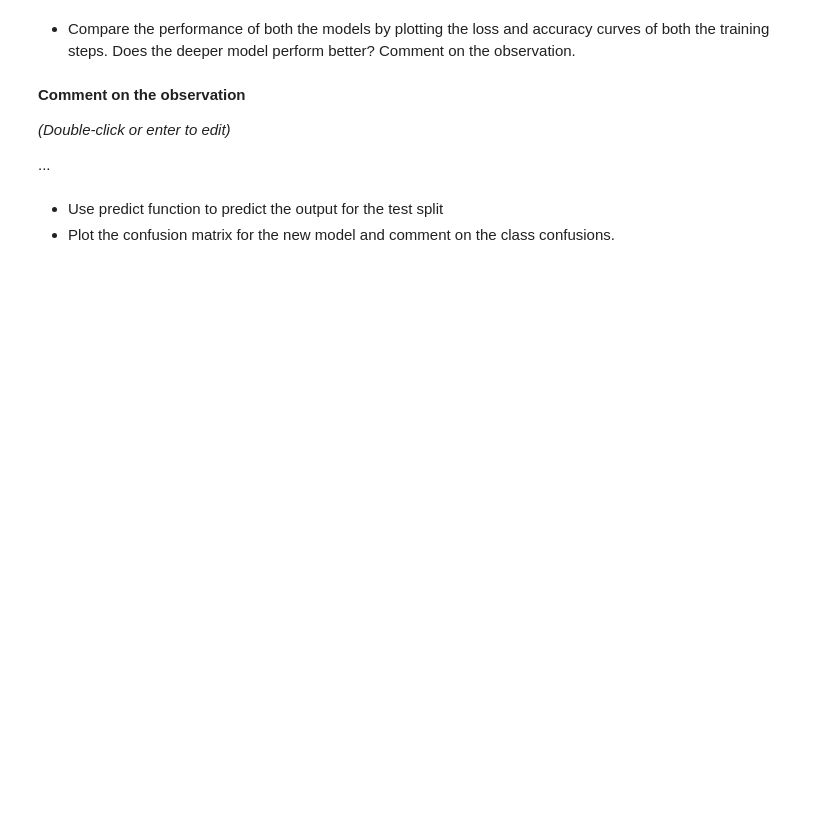
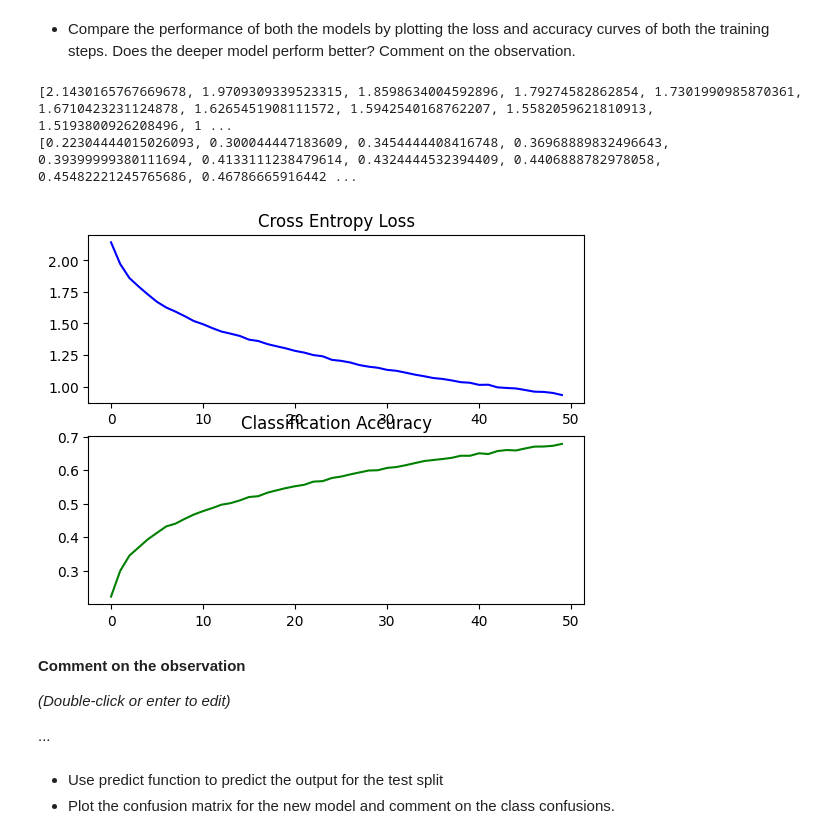
Before and after one commit to ironhack-labs/lab-image-classification-using-convolutional-neural-networks, a Jupyter notebook: main.ipynb, the cells around one changed output. Drawn from its saved outputs; the diff is of its cells as text; code cells hidden in the pictures; blank space fills up the shorter version.

```diff
--- a/main.ipynb
+++ b/main.ipynb
@@ -158,3 +171,13 @@ clear_session()
+# %%
+# Your code here :
+
+model = Sequential()
+model.add(Conv2D(32, (3, 3), activation='relu', kernel_initializer='he_uniform', padding='same', input_shape=(32, 32, 3)))
+model.add(Conv2D(32, (3, 3), activation='relu', kernel_initializer='he_uniform', padding='same'))
+model.add(MaxPooling2D((2, 2)))
+model.add(Flatten())
+model.add(Dense(128, activation='relu', kernel_initializer='he_uniform'))
+model.add(Dense(10, activation='softmax'))
 # %% [markdown]
 *   Compile the model using categorical_crossentropy loss, SGD optimizer and use 'accuracy' as the metric.
 *   Use the above defined model to train CIFAR-10 and train the model for 50 epochs with a batch size of 512.
@@ -162,0 +184,5 @@ clear_session()
+# %%
+# Your code here :
+model.compile(optimizer='sgd', loss='categorical_crossentropy', metrics=['accuracy'])
+
+history = model.fit(x_train, y_train, batch_size=512, epochs=50, validation_split=0.1)
@@ -167,3 +209,24 @@ clear_session()
+# %%
+# Your code here :
+
+# Your code here :
+print(history.history['loss']) # returns the loss value at the end of each epoch
+print(history.history['accuracy']) # returns the accuracy at the end of each epoch
+
+plt.subplot(211)
+plt.title('Cross Entropy Loss')
+plt.plot(history.history['loss'], color='blue', label='train')
+
+plt.subplot(212)
+plt.title('Classification Accuracy')
+plt.plot(history.history['accuracy'], color='green', label='train')
+plt.show()
+
+#models have the same variable name, will not repeat that mistake but to save time i will watch the plots from an earlier cell to compare
+# %% [output]
+[2.1430165767669678, 1.9709309339523315, 1.8598634004592896, 1.79274582862854, 1.7301990985870361, 1.6710423231124878, 1.6265451908111572, 1.5942540168762207, 1.5582059621810913, 1.5193800926208496, 1 ...
+[0.22304444015026093, 0.300044447183609, 0.3454444408416748, 0.36968889832496643, 0.39399999380111694, 0.4133111238479614, 0.4324444532394409, 0.4406888782978058, 0.45482221245765686, 0.46786665916442 ...
+[figure, added]
 # %% [markdown]
 **Comment on the observation**
 
```
Also changed, not shown: parts of 16 cells of this notebook.
